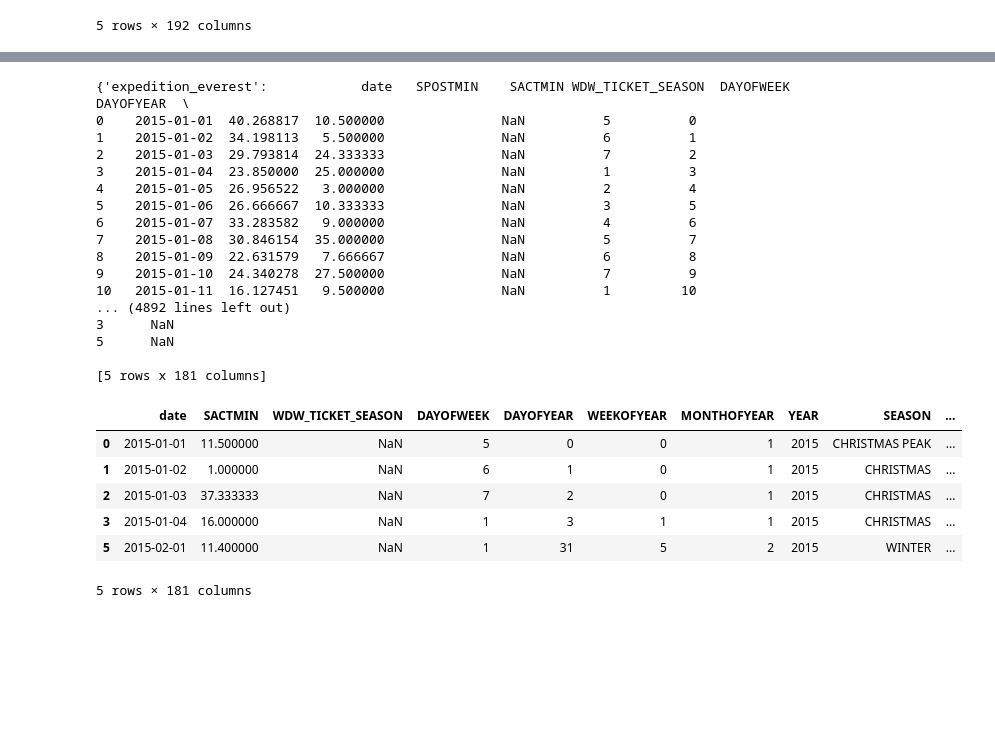
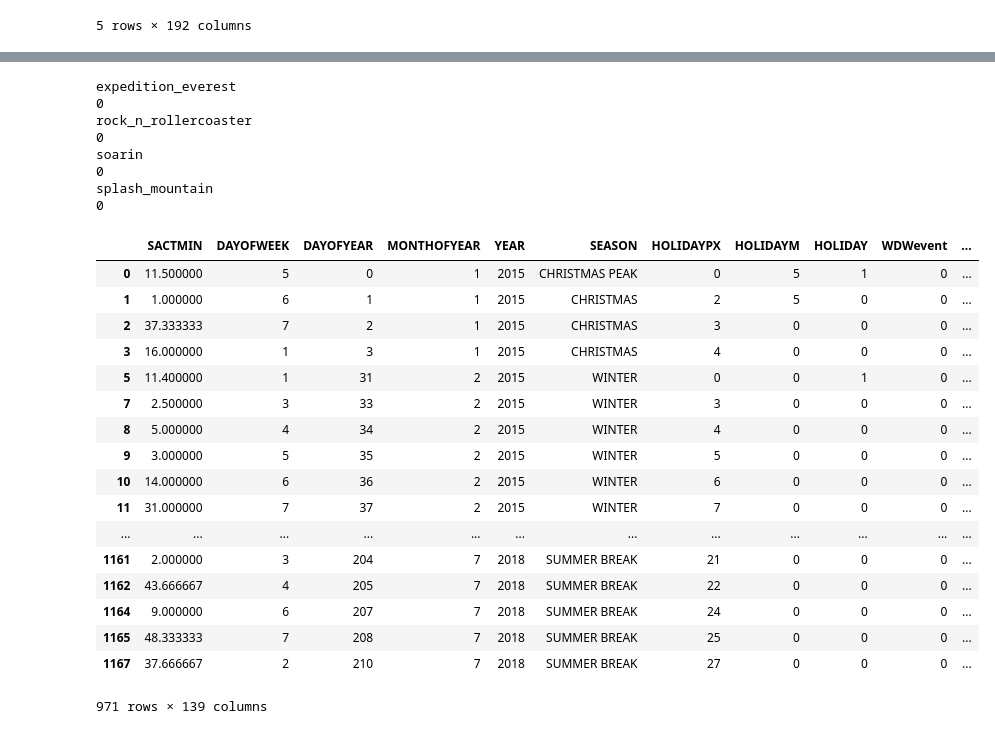
Before and after one commit to KCKaiser/Magical-Disney-Journey, a Jupyter notebook: DataWranglingDisney.ipynb, the cells around one changed output, grey strips where cells are left out. Drawn from its saved outputs; the diff is of its cells as text; code cells hidden in the pictures; blank space fills up the shorter version.

```diff
--- a/DataWranglingDisney.ipynb
+++ b/DataWranglingDisney.ipynb
@@ -146,7 +145,13 @@ moof[filelist[1][:-4]].tail()
 | 1288 | 2018-07-30 | 46.493056 | NaN | regular | 2 | 210 | 30 | 7 | 2018 | ... |
 5 rows × 192 columns
 # %%
-delete = ['AKFIREN', 'AKPRDDAY', 'AKPRDDN', 'AKPRDDT1', 'AKPRDDT2', 'HSPRDDN', 'HSPRDDT1', 'HSFIREWKS', 'HSPRDDAY', 'HSPRDDN', 'inSession_SoCal']
+delete = ['date', 'AKFIREN', 'AKPRDDAY', 'AKPRDDN', 'AKPRDDT1', 'AKPRDDT2', 'HSPRDDN', 'HSPRDDT1', 'HSFIREWKS', 'HSPRDDAY', 'HSPRDDN', \
+          'inSession_SoCal', 'AKEMHETOM', 'AKEMHEYEST', 'WEEKOFYEAR', \
+          'WDW_TICKET_SEASON', 'HOLIDAYN', 'HOLIDAYJ', 'WDW_TICKET_SEASON','WDWRaceN', 'WDWeventN', 'WDWSEASON', 'MKeventN',\
+          'EPeventN', 'HSeventN', 'AKeventN', 'AKeventN', 'MKEMHOPEN', 'MKEMHCLOSE', 'EPEMHOPEN', 'EPEMHCLOSE', 'HSEMHOPEN', \
+          'HSEMHCLOSE','AKEMHOPEN','AKEMHCLOSE', 'MKPRDNT1', 'MKPRDNT2', 'MKPRDNN', 'MKFIRET2', 'EPFIRET2', 'HSFIRET1',\
+          'HSFIRET2', 'HSFIREN', 'HSSHWNT2', 'AKSHWNT1', 'AKSHWNT2', 'AKSHWNN', 'MKPRDDT2', "WDWTICKETSEASON", 'MKFIRET1',\
+          'MKFIREN', 'EPFIRET1', 'EPFIREN', 'HSSHWNT1', 'HSSHWNN']
 for moo in moof:
     moof[moo] = moof[moo].drop(delete, axis=1)
 # %%
@@ -180,0 +165,13 @@ moof[moo]
+# %%
+for moo in moof:
+    print(moo)
+    print(moof[moo].shape)
+    missingIndex = set()
+    for i in moof[moo].columns:
+        if sum(pd.isna(moof[moo][i])) > 0:
+            missingIndex.update(moof[moo].index[pd.isna(moof[moo][i])])
+            print(i, sum(pd.isna(moof[moo][i])))
+    for i in moof[moo].columns:
+        moof[moo] = moof[moo][pd.notna(moof[moo][i])]
+    print(len(missingIndex))
+    print(moof[moo].shape)
@@ -181,37 +196,39 @@ moof[moo]
 # %%
 doof = {}
 for moo in moof:
+    print(moo)
+    print(moof[moo].isna().sum().sum())
     doof[moo] = moof[moo].drop(["SPOSTMIN"], axis = 1)
-    print(moof)
-    print(doof[moo].head())
 # %% [output]
-{'expedition_everest':            date   SPOSTMIN    SACTMIN WDW_TICKET_SEASON  DAYOFWEEK  DAYOFYEAR  \
-0    2015-01-01  40.268817  10.500000               NaN          5          0
-1    2015-01-02  34.198113   5.500000               NaN          6          1
-2    2015-01-03  29.793814  24.333333               NaN          7          2
-3    2015-01-04  23.850000  25.000000               NaN          1          3
-4    2015-01-05  26.956522   3.000000               NaN          2          4
-5    2015-01-06  26.666667  10.333333               NaN          3          5
-6    2015-01-07  33.283582   9.000000               NaN          4          6
-7    2015-01-08  30.846154  35.000000               NaN          5          7
-8    2015-01-09  22.631579   7.666667               NaN          6          8
-9    2015-01-10  24.340278  27.500000               NaN          7          9
-10   2015-01-11  16.127451   9.500000               NaN          1         10
-... (4892 lines left out)
-3      NaN
-5      NaN
-
-[5 rows x 181 columns]
+expedition_everest
+0
+rock_n_rollercoaster
+0
+soarin
+0
+splash_mountain
+0
 # %%
-doof["splash_mountain"].head()
+doof["splash_mountain"]
 # %% [output]
-|  | date | SACTMIN | WDW_TICKET_SEASON | DAYOFWEEK | DAYOFYEAR | WEEKOFYEAR | MONTHOFYEAR | YEAR | SEASON | ... |
-| 0 | 2015-01-01 | 11.500000 | NaN | 5 | 0 | 0 | 1 | 2015 | CHRISTMAS PEAK | ... |
-| 1 | 2015-01-02 | 1.000000 | NaN | 6 | 1 | 0 | 1 | 2015 | CHRISTMAS | ... |
-| 2 | 2015-01-03 | 37.333333 | NaN | 7 | 2 | 0 | 1 | 2015 | CHRISTMAS | ... |
-| 3 | 2015-01-04 | 16.000000 | NaN | 1 | 3 | 1 | 1 | 2015 | CHRISTMAS | ... |
-| 5 | 2015-02-01 | 11.400000 | NaN | 1 | 31 | 5 | 2 | 2015 | WINTER | ... |
+|  | SACTMIN | DAYOFWEEK | DAYOFYEAR | MONTHOFYEAR | YEAR | SEASON | HOLIDAYPX | HOLIDAYM | HOLIDAY | WDWevent | ... |
+| 0 | 11.500000 | 5 | 0 | 1 | 2015 | CHRISTMAS PEAK | 0 | 5 | 1 | 0 | ... |
+| 1 | 1.000000 | 6 | 1 | 1 | 2015 | CHRISTMAS | 2 | 5 | 0 | 0 | ... |
+| 2 | 37.333333 | 7 | 2 | 1 | 2015 | CHRISTMAS | 3 | 0 | 0 | 0 | ... |
+| 3 | 16.000000 | 1 | 3 | 1 | 2015 | CHRISTMAS | 4 | 0 | 0 | 0 | ... |
+| 5 | 11.400000 | 1 | 31 | 2 | 2015 | WINTER | 0 | 0 | 1 | 0 | ... |
+| 7 | 2.500000 | 3 | 33 | 2 | 2015 | WINTER | 3 | 0 | 0 | 0 | ... |
+| 8 | 5.000000 | 4 | 34 | 2 | 2015 | WINTER | 4 | 0 | 0 | 0 | ... |
+| 9 | 3.000000 | 5 | 35 | 2 | 2015 | WINTER | 5 | 0 | 0 | 0 | ... |
+| 10 | 14.000000 | 6 | 36 | 2 | 2015 | WINTER | 6 | 0 | 0 | 0 | ... |
+| 11 | 31.000000 | 7 | 37 | 2 | 2015 | WINTER | 7 | 0 | 0 | 0 | ... |
+| ... | ... | ... | ... | ... | ... | ... | ... | ... | ... | ... | ... |
+| 1161 | 2.000000 | 3 | 204 | 7 | 2018 | SUMMER BREAK | 21 | 0 | 0 | 0 | ... |
+| 1162 | 43.666667 | 4 | 205 | 7 | 2018 | SUMMER BREAK | 22 | 0 | 0 | 0 | ... |
+| 1164 | 9.000000 | 6 | 207 | 7 | 2018 | SUMMER BREAK | 24 | 0 | 0 | 0 | ... |
+| 1165 | 48.333333 | 7 | 208 | 7 | 2018 | SUMMER BREAK | 25 | 0 | 0 | 0 | ... |
+| 1167 | 37.666667 | 2 | 210 | 7 | 2018 | SUMMER BREAK | 27 | 0 | 0 | 0 | ... |
-5 rows × 181 columns
+971 rows × 139 columns
 # %%
 for doo in doof:
     doof[doo].to_csv(f'Resources/{doo}.csv', index = False)
```
Also changed, not shown: parts of 6 cells of this notebook, 11 other files.
